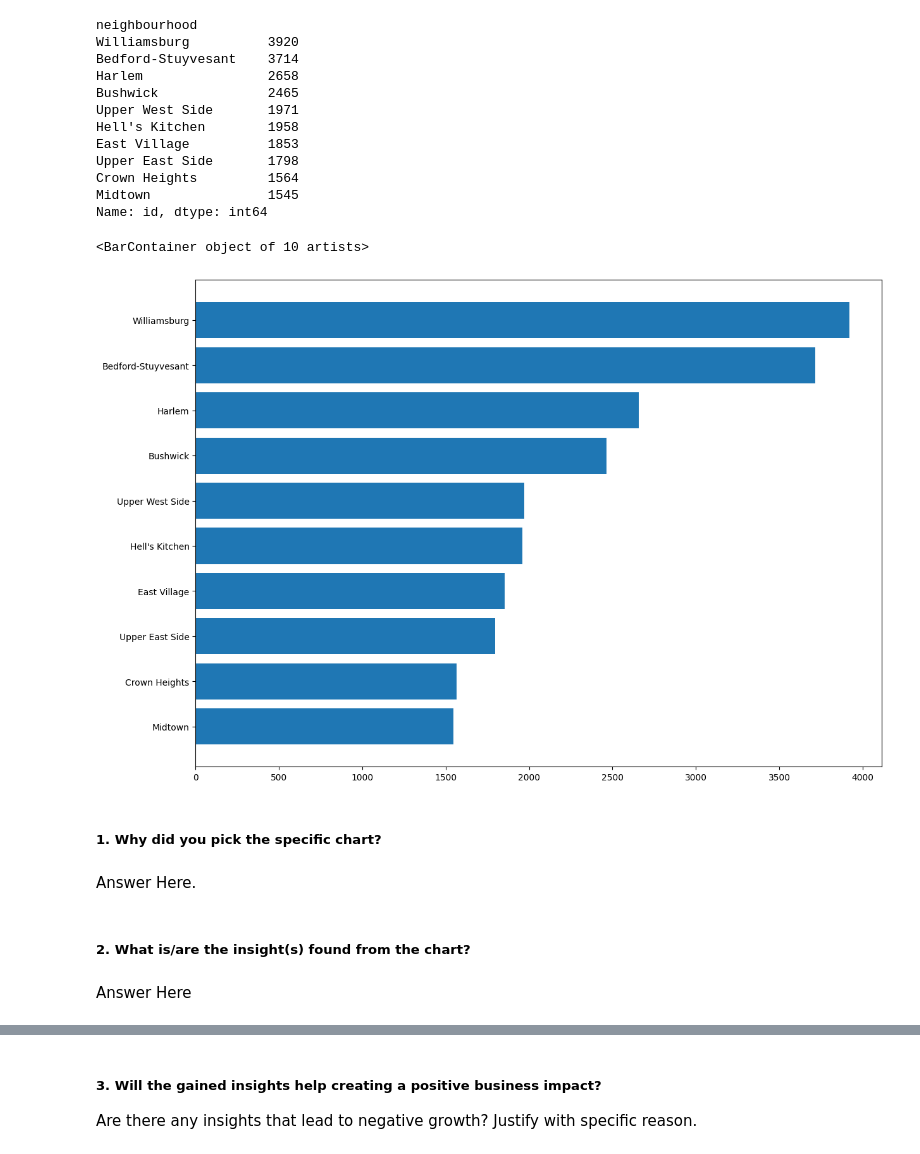
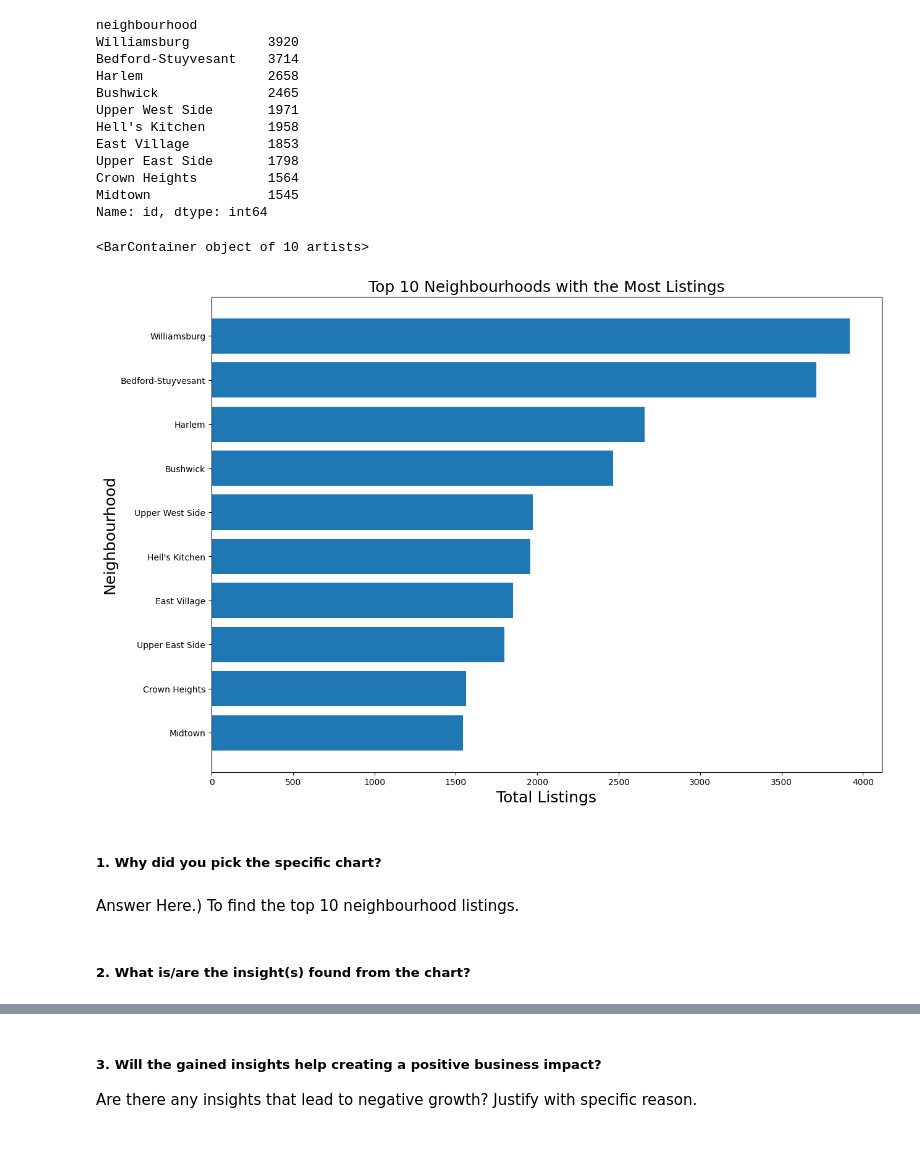
Before and after one commit to HemantSingh108/Airbnb_booking_analysis, a Jupyter notebook: Airbnb_Bookings_Analysis_Capstone_Project.ipynb, the cells around one changed output, grey strips where cells are left out. Saved outputs shown, nothing was run; the diff lists cells and outputs as text; code cells hidden in the pictures.

```diff
--- a/Airbnb_Bookings_Analysis_Capstone_Project.ipynb
+++ b/Airbnb_Bookings_Analysis_Capstone_Project.ipynb
@@ -425,20 +450,25 @@ Crown Heights         1564
 Midtown               1545
 Name: id, dtype: int64
 # %%
+#visualization code
+# Visualizing the top 10 neighbourhood listings through bar plot
 plt.figure(figsize=(14,10))
 x= list(Df1.index)
 y = list(Df1.values)
 x.reverse()
 y.reverse()
+
+
+plt.title("Top 10 Neighbourhoods with the Most Listings", {'fontsize':18})
+plt.ylabel("Neighbourhood", {'fontsize':18})
+plt.xlabel("Total Listings", {'fontsize':18})
 plt.barh(x,y)
 # %% [output]
 <BarContainer object of 10 artists>
-[figure, old version]
+[figure, new version]
 # %% [markdown]
 ##### 1. Why did you pick the specific chart?
-# %% [markdown]
-Answer Here.
+# %% [markdown]
+Answer Here.) To find the top 10 neighbourhood listings.
 # %% [markdown]
 ##### 2. What is/are the insight(s) found from the chart?
-# %% [markdown]
-Answer Here
```
Also changed, not shown: parts of 104 cells of this notebook.
